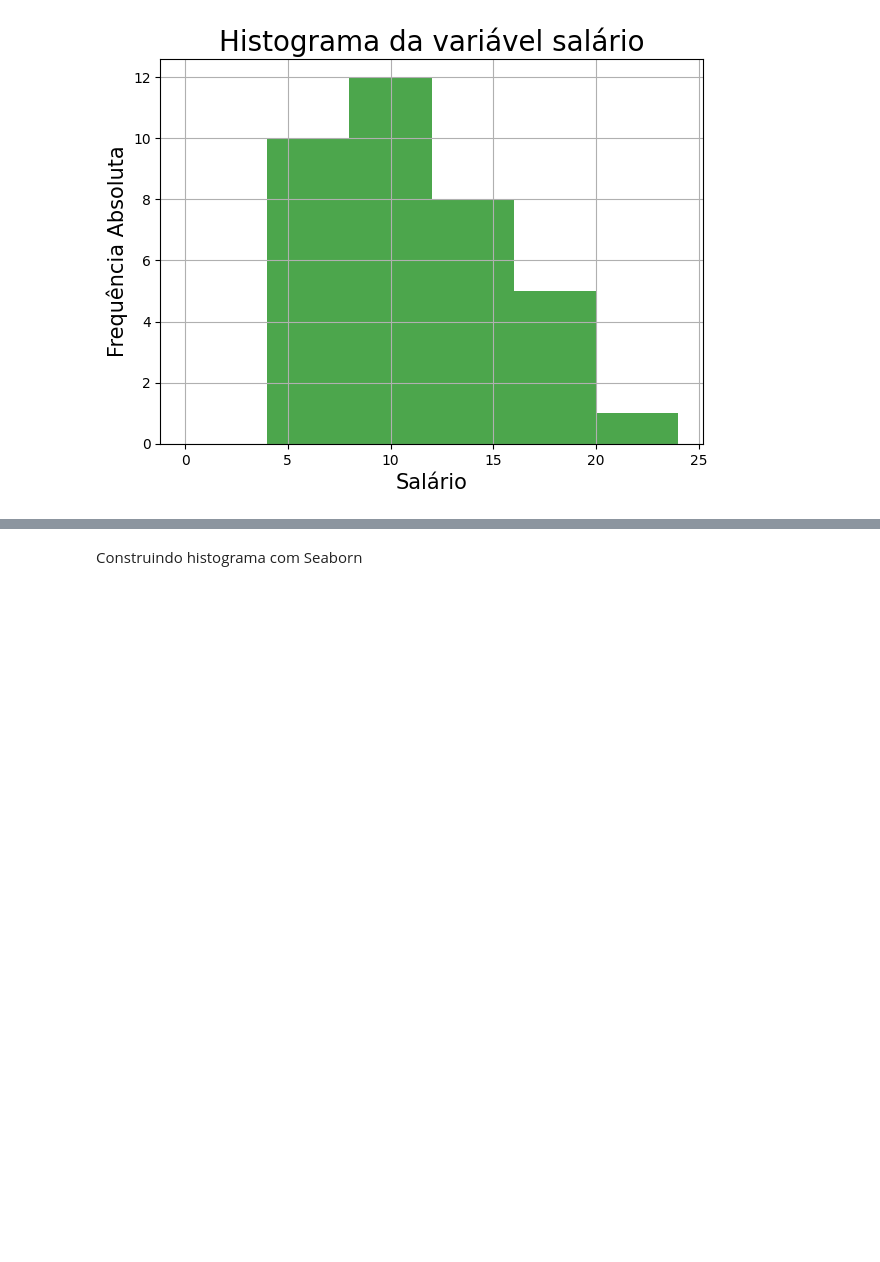
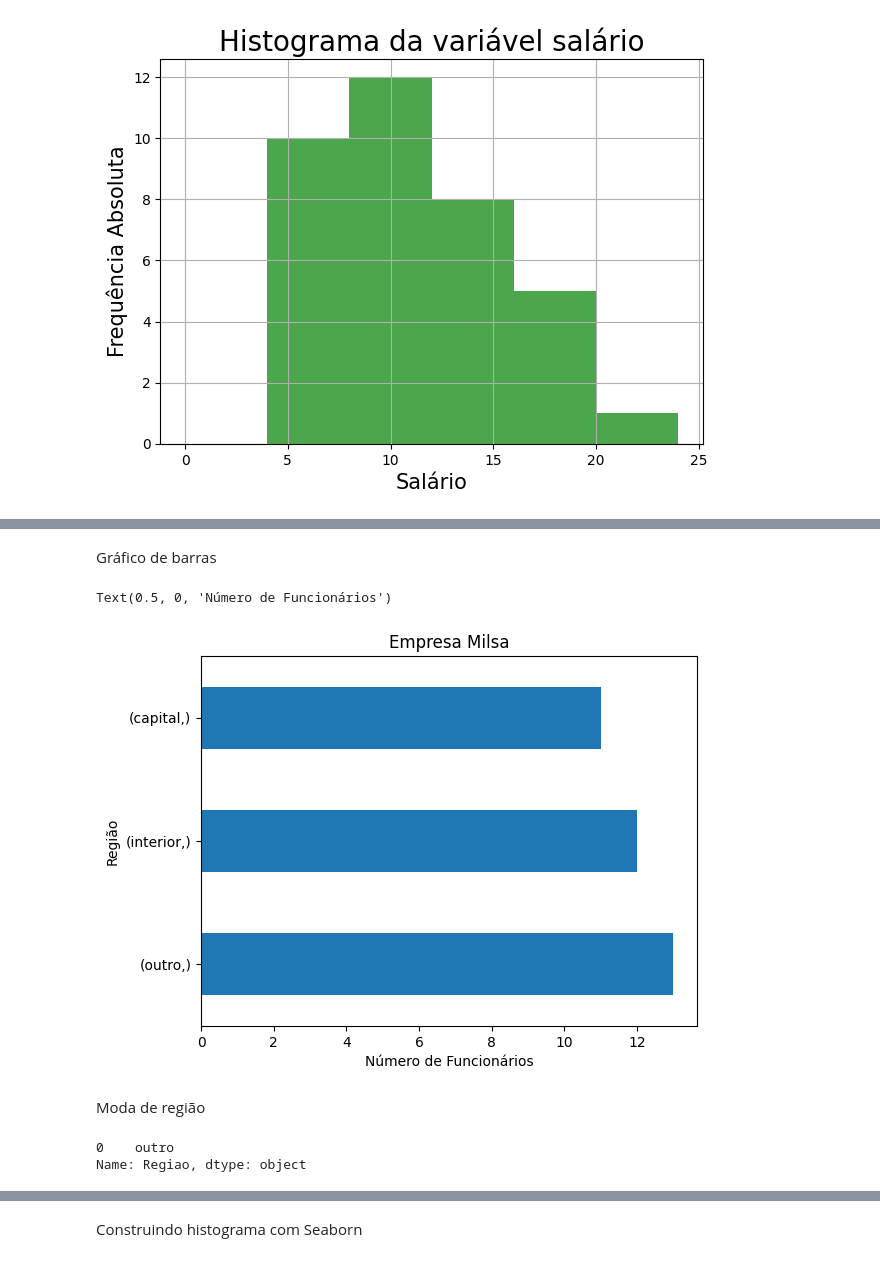
Before and after one commit to pirgus/Analise-Exploratoria-de-Dados, a Jupyter notebook: analise_exploratoria.ipynb, the cells around one changed output, grey strips where cells are left out. Cells and saved outputs as stored; diff of their text form; code cells hidden in the pictures; blank space fills up the shorter version.

```diff
--- a/analise_exploratoria.ipynb
+++ b/analise_exploratoria.ipynb
@@ -488,0 +751,19 @@ Text(0.5, 1.0, 'Histograma da variável salário')
+# %% [markdown]
+Gráfico de barras
+# %%
+#Gráfico da quantidade de funcionários por regiao:
+grafico_est_civil = df_milsa.loc(axis = 1)[['Regiao']].value_counts().plot(kind="barh")
+grafico_est_civil.set_title('Empresa Milsa')
+grafico_est_civil.set_ylabel('Região')
+grafico_est_civil.set_xlabel('Número de Funcionários')
+# %% [output]
+Text(0.5, 0, 'Número de Funcionários')
+[figure, added]
+# %% [markdown]
+Moda de região
+# %%
+moda_regiao = df_milsa['Regiao'].mode()
+print(moda_regiao)
+# %% [output]
+0    outro
+Name: Regiao, dtype: object
```
Also changed, not shown: parts of 27 cells of this notebook.
